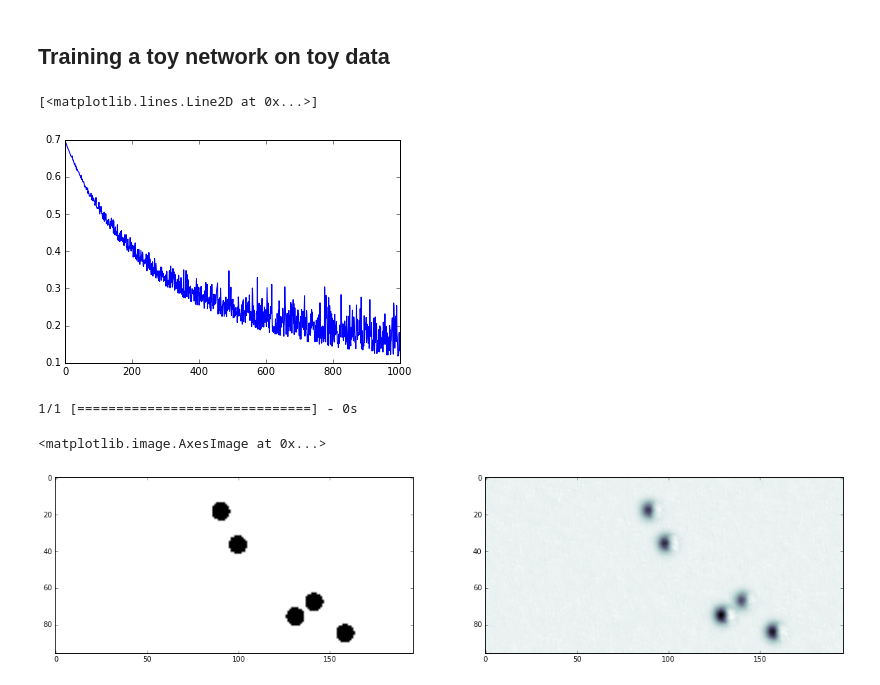
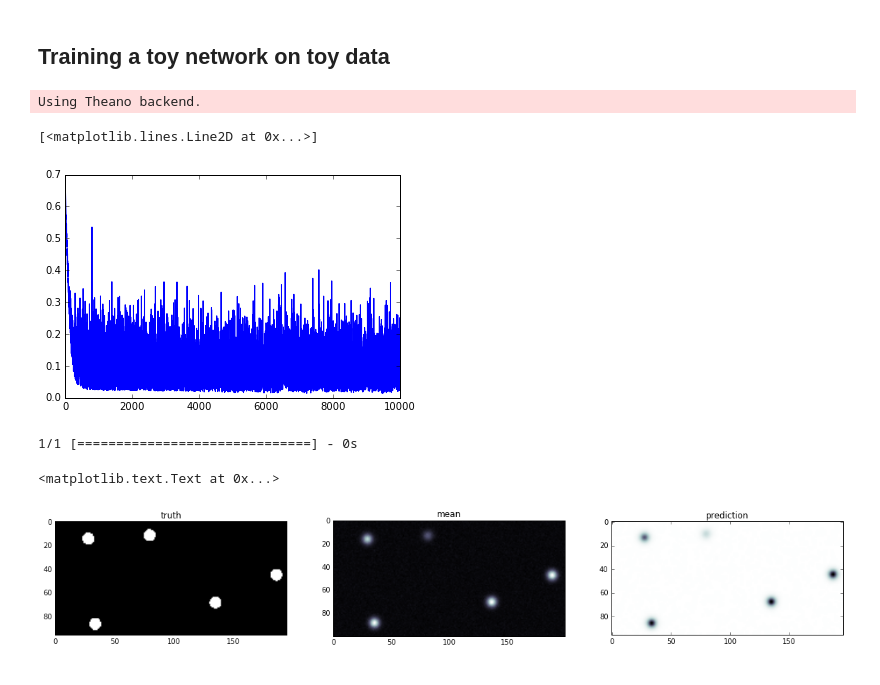
Before and after one commit to syncrostone/neurocatcher, a Jupyter notebook: exampleNotebook.ipynb, the cells around one changed output. Cells and saved outputs as stored; diff of their text form; code cells hidden in the pictures.

```diff
--- a/exampleNotebook.ipynb
+++ b/exampleNotebook.ipynb
@@ -69,26 +69,33 @@ layers = [(3, 10), (3, 10)]
 inputShape = (15, 1)
 
 # train network
-acc, network = nc.network.trainConvNet(layers, inputShape, data, truth, batchSize=30, steps=1000)
+acc, network = nc.network.trainConvNet(layers, inputShape, data, truth, batchSize=30, steps=10000)
 
 # show how the loss changes during training
 plt.plot(acc[:, 0])
 # %% [output]
-[<matplotlib.lines.Line2D at 0x...>]
+Using Theano backend.
+[<matplotlib.lines.Line2D at 0x...>]
-[figure, old version]
+[figure, new version]
 # %%
 # get a prediction from the full data set
 yhat, ytarget = nc.network.predictConvNet(network, data, truth)
 
 # visualize the results
 plt.figure(figsize=(20, 15))
 
-plt.subplot(1, 2, 1)
-plt.imshow(ytarget[0], cmap='bone')
+plt.subplot(1, 3, 1)
+plt.imshow(ytarget[0], cmap='bone_r')
+plt.title('truth')
 
-plt.subplot(1, 2, 2)
-plt.imshow(yhat[0], cmap='bone')
+plt.subplot(1, 3, 2)
+plt.imshow(data[0][...,0], cmap='bone')
+plt.title('mean')
+
+plt.subplot(1, 3, 3)
+plt.imshow(yhat[0], cmap='bone_r')
+plt.title('prediction')
 # %% [output]
 1/1 [==============================] - 0s
-<matplotlib.image.AxesImage at 0x...>
+<matplotlib.text.Text at 0x...>
-[figure, old version]
+[figure, new version]
```
Also changed, not shown: 1 other file.
